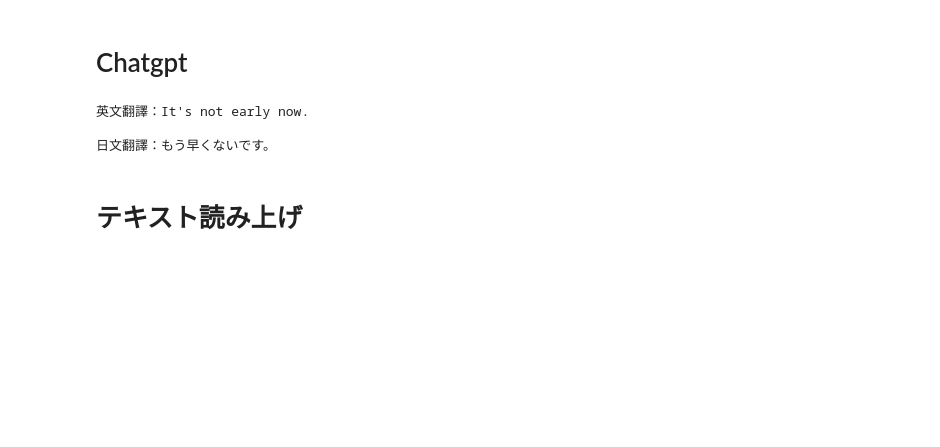
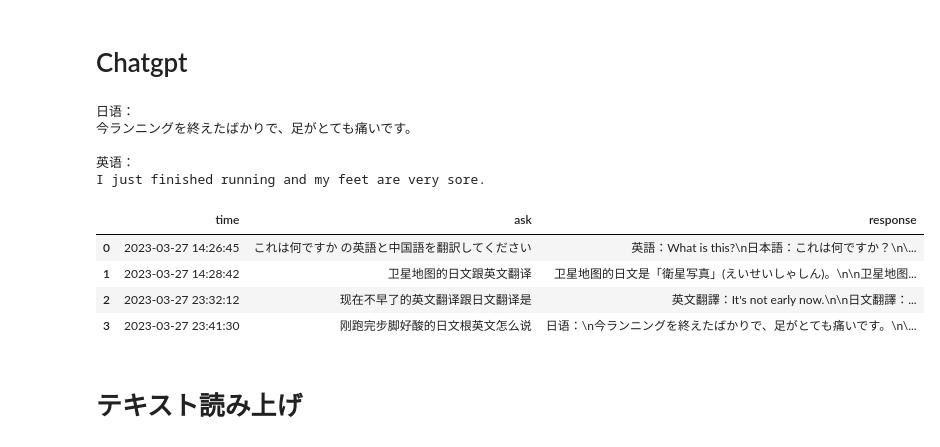
Before and after one commit to liangyao910/ColabNotebooks, a Jupyter notebook: chatgpt_api_sample.ipynb, the cells around one changed output. Drawn from its saved outputs; the diff is of its cells as text; code cells hidden in the pictures; blank space fills up the shorter version.

```diff
--- a/chatgpt_api_sample.ipynb
+++ b/chatgpt_api_sample.ipynb
@@ -179,7 +179,7 @@ Done!
 # Chatgpt
 # %%
 import openai
-openai.api_key = 'xxxxxxxxxxxxxxxxxxxxxxxxxxxxxxxxxxxxxxxxxxxxxxxxxxxxx'
+openai.api_key = 'xxxxxxxxxxxxxxxxxxxxxxxxxxxxxxxxxxxxxxxxxxxxxxxxxxxxxxx'
 
 res = openai.ChatCompletion.create(
      model="gpt-3.5-turbo",
@@ -194,35 +194,42 @@ res = openai.ChatCompletion.create(
           },
      ],
  )
 
 # print(res)
 response_text = res["choices"][0]["message"]["content"]
 print(response_text)
 
 # jsonで履歴保存
 import pandas as pd
 import json
 import datetime
 import os
 
 dt_now = dt_now_jst_aware = datetime.datetime.now(
     datetime.timezone(datetime.timedelta(hours=9))
 )
 time = dt_now.strftime('%Y-%m-%d %H:%M:%S')
 path = '/content/drive/MyDrive/Colab Notebooks/json/chatgpt.json'
 df = pd.DataFrame({'time': [time], 'ask': [text], 'response': [response_text]})
 if os.path.exists(path):
   df_read = pd.read_json(path)
   df_output = pd.concat([df_read, df], ignore_index = True)
 else:
   df_output = df
 
 df_output.to_json(path, force_ascii=False)
 display(df_output.head())
 # %% [output]
-英文翻譯：It's not early now.
+日语：
+今ランニングを終えたばかりで、足がとても痛いです。
 
-日文翻譯：もう早くないです。
+英语：
+I just finished running and my feet are very sore.
+|  | time | ask | response |
+| 0 | 2023-03-27 14:26:45 | これは何ですか の英語と中国語を翻訳してください | 英語：What is this?\n日本語：これは何ですか？\n\... |
+| 1 | 2023-03-27 14:28:42 | 卫星地图的日文跟英文翻译 | 卫星地图的日文是「衛星写真」(えいせいしゃしん)。\n\n卫星地图... |
+| 2 | 2023-03-27 23:32:12 | 现在不早了的英文翻译跟日文翻译是 | 英文翻譯：It's not early now.\n\n日文翻譯：... |
+| 3 | 2023-03-27 23:41:30 | 刚跑完步脚好酸的日文根英文怎么说 | 日语：\n今ランニングを終えたばかりで、足がとても痛いです。\n\... |
 # %% [markdown]
 # テキスト読み上げ
 # %%
```
Also changed, not shown: parts of 2 cells of this notebook.
